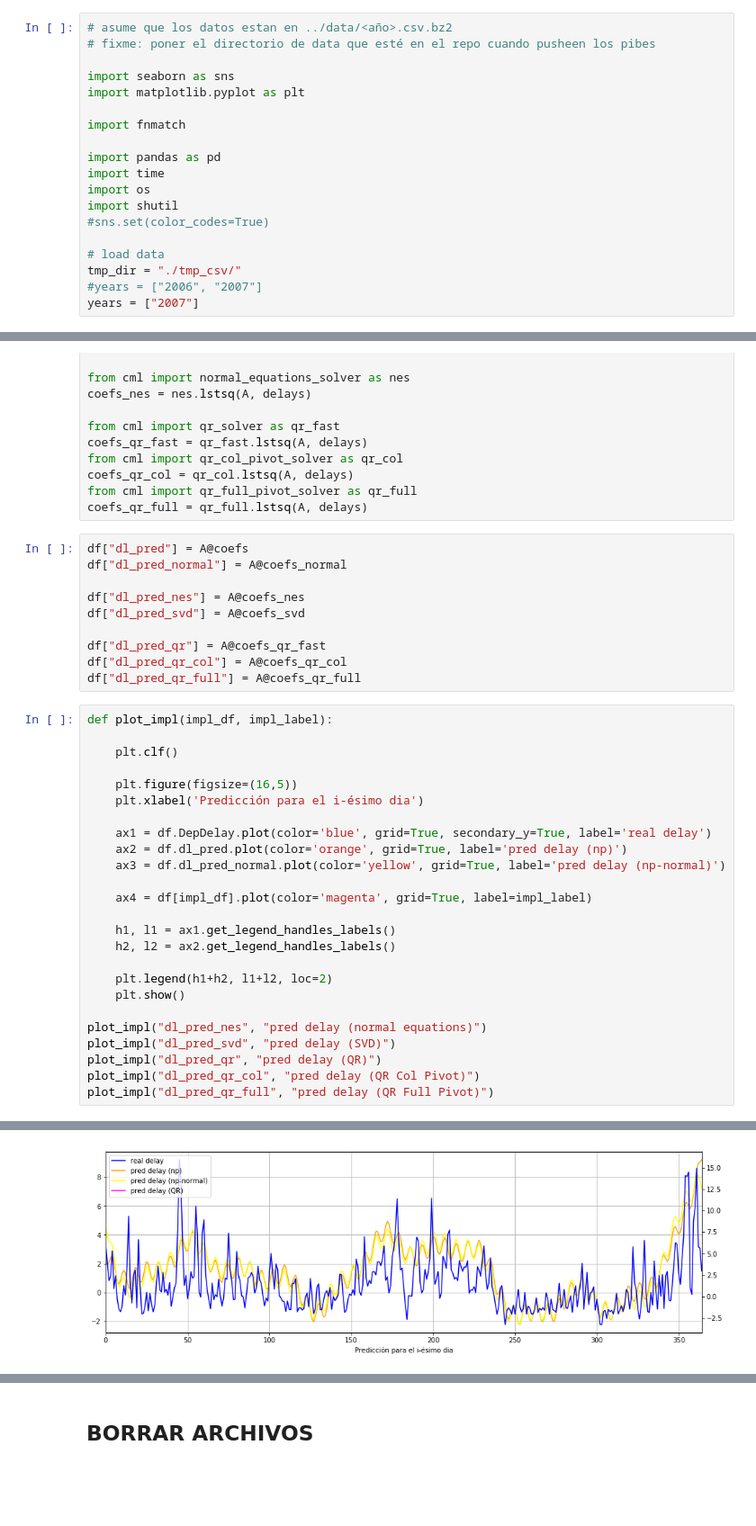
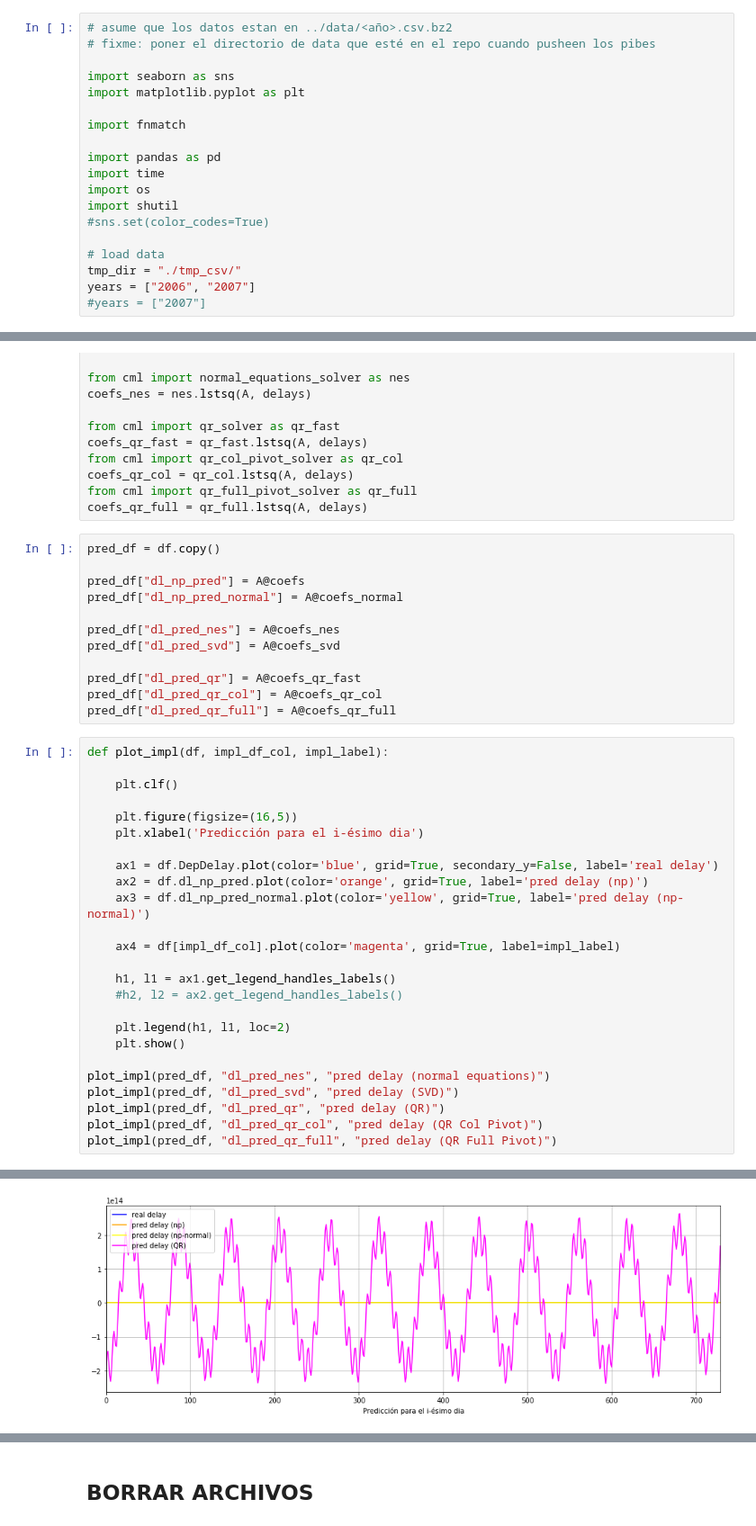
Before and after one commit to jpcenteno/flight-delay-estimation, a Jupyter notebook: notebooks/monthly_delay_old_with_cpp_impl.ipynb, the cells around one changed output, grey strips where cells are left out. Shown at 90% size. Drawn from its saved outputs; the diff is of its cells as text; blank space fills up the shorter version.

```diff
--- a/notebooks/monthly_delay_old_with_cpp_impl.ipynb
+++ b/notebooks/monthly_delay_old_with_cpp_impl.ipynb
@@ -15,8 +15,8 @@ import shutil
 
 # load data
 tmp_dir = "./tmp_csv/"
-#years = ["2006", "2007"]
-years = ["2007"]
+years = ["2006", "2007"]
+#years = ["2007"]
 # %% [markdown]
 ## Procesar datos
 # %%
@@ -171,38 +152,40 @@ coefs_qr_col = qr_col.lstsq(A, delays)
 from cml import qr_full_pivot_solver as qr_full
 coefs_qr_full = qr_full.lstsq(A, delays)
 # %%
-df["dl_pred"] = A@coefs
-df["dl_pred_normal"] = A@coefs_normal
+pred_df = df.copy()
 
-df["dl_pred_nes"] = A@coefs_nes
-df["dl_pred_svd"] = A@coefs_svd
+pred_df["dl_np_pred"] = A@coefs
+pred_df["dl_np_pred_normal"] = A@coefs_normal
 
-df["dl_pred_qr"] = A@coefs_qr_fast
-df["dl_pred_qr_col"] = A@coefs_qr_col
-df["dl_pred_qr_full"] = A@coefs_qr_full
+pred_df["dl_pred_nes"] = A@coefs_nes
+pred_df["dl_pred_svd"] = A@coefs_svd
+
+pred_df["dl_pred_qr"] = A@coefs_qr_fast
+pred_df["dl_pred_qr_col"] = A@coefs_qr_col
+pred_df["dl_pred_qr_full"] = A@coefs_qr_full
 # %%
-def plot_impl(impl_df, impl_label):
+def plot_impl(df, impl_df_col, impl_label):
 
     plt.clf()
 
     plt.figure(figsize=(16,5))
     plt.xlabel('Predicción para el i-ésimo dia')
 
-    ax1 = df.DepDelay.plot(color='blue', grid=True, secondary_y=True, label='real delay')
-    ax2 = df.dl_pred.plot(color='orange', grid=True, label='pred delay (np)')
-    ax3 = df.dl_pred_normal.plot(color='yellow', grid=True, label='pred delay (np-normal)')
+    ax1 = df.DepDelay.plot(color='blue', grid=True, secondary_y=False, label='real delay')
+    ax2 = df.dl_np_pred.plot(color='orange', grid=True, label='pred delay (np)')
+    ax3 = df.dl_np_pred_normal.plot(color='yellow', grid=True, label='pred delay (np-normal)')
 
-    ax4 = df[impl_df].plot(color='magenta', grid=True, label=impl_label)
+    ax4 = df[impl_df_col].plot(color='magenta', grid=True, label=impl_label)
 
     h1, l1 = ax1.get_legend_handles_labels()
-    h2, l2 = ax2.get_legend_handles_labels()
+    #h2, l2 = ax2.get_legend_handles_labels()
 
-    plt.legend(h1+h2, l1+l2, loc=2)
+    plt.legend(h1, l1, loc=2)
     plt.show()
 
-plot_impl("dl_pred_nes", "pred delay (normal equations)")
-plot_impl("dl_pred_svd", "pred delay (SVD)")
-plot_impl("dl_pred_qr", "pred delay (QR)")
-plot_impl("dl_pred_qr_col", "pred delay (QR Col Pivot)")
-plot_impl("dl_pred_qr_full", "pred delay (QR Full Pivot)")
+plot_impl(pred_df, "dl_pred_nes", "pred delay (normal equations)")
+plot_impl(pred_df, "dl_pred_svd", "pred delay (SVD)")
+plot_impl(pred_df, "dl_pred_qr", "pred delay (QR)")
+plot_impl(pred_df, "dl_pred_qr_col", "pred delay (QR Col Pivot)")
+plot_impl(pred_df, "dl_pred_qr_full", "pred delay (QR Full Pivot)")
 # %% [output]
@@ -214 +197 @@ plot_impl("dl_pred_qr_full", "pred delay (QR Full Pivot)")
-[figure, old version]
+[figure, new version]
```
Also changed, not shown: parts of 9 cells of this notebook, 1 other file.
